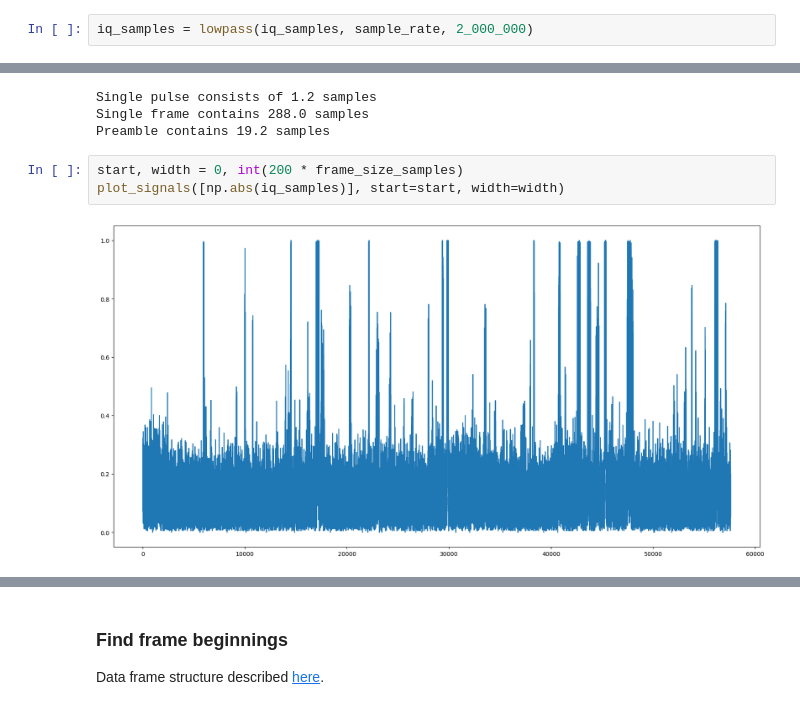
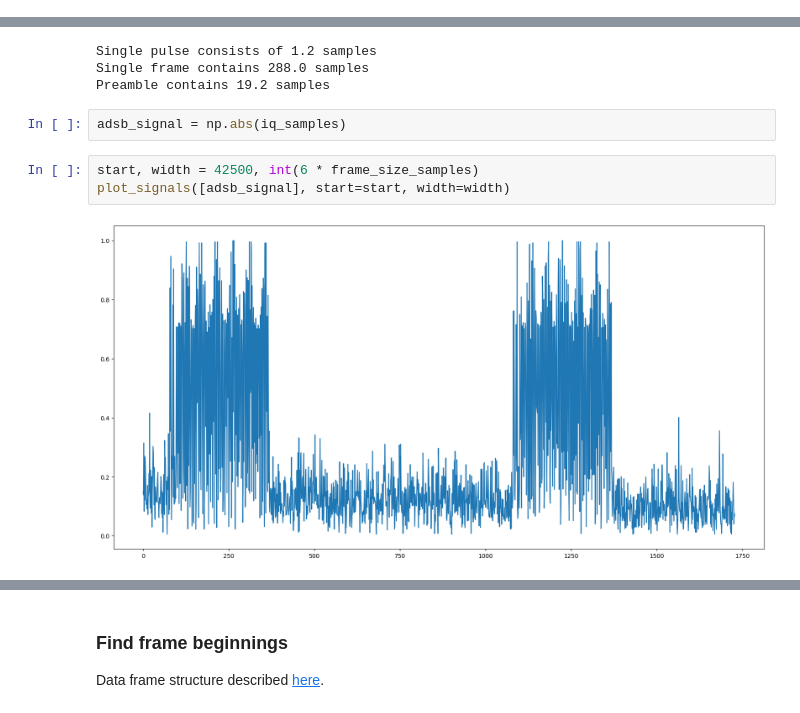
Before and after one commit to enthyp/SDR, a Jupyter notebook: ADS-B.ipynb, the cells around one changed output, grey strips where cells are left out. Saved outputs shown, nothing was run; the diff lists cells and outputs as text.

Commit message:
I still don't know how to make it work. Resampling for whole  number of samples per pulse?

```diff
--- a/ADS-B.ipynb
+++ b/ADS-B.ipynb
@@ -31,2 +30,0 @@ Looks like some noise -  [Signal Identification Wiki](https://www.sigidwiki.com/
-# %%
-iq_samples = lowpass(iq_samples, sample_rate, 2_000_000)
@@ -48,8 +44,10 @@ print(f'Single pulse consists of {pulse_size_samples} samples\nSingle frame cont
 Single pulse consists of 1.2 samples
 Single frame contains 288.0 samples
 Preamble contains 19.2 samples
+# %%
+adsb_signal = np.abs(iq_samples)
 # %%
-start, width = 0, int(200 * frame_size_samples)
-plot_signals([np.abs(iq_samples)], start=start, width=width)
+start, width = 42500, int(6 * frame_size_samples)
+plot_signals([adsb_signal], start=start, width=width)
 # %% [output]
-[figure, old version]
+[figure, new version]
```
Also changed, not shown: parts of 9 cells of this notebook.
